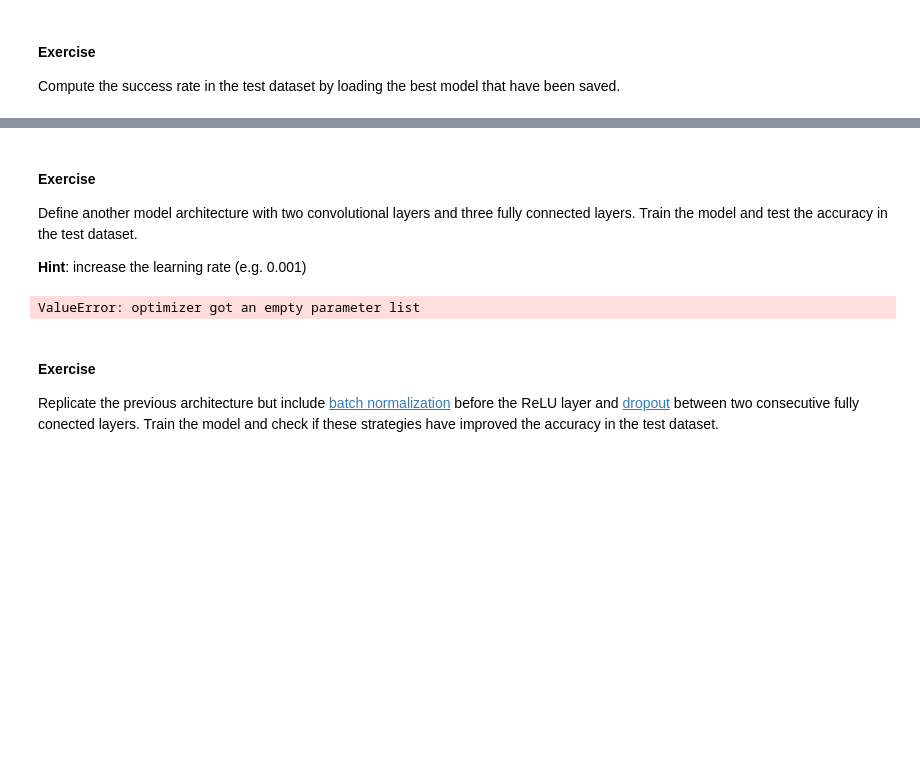
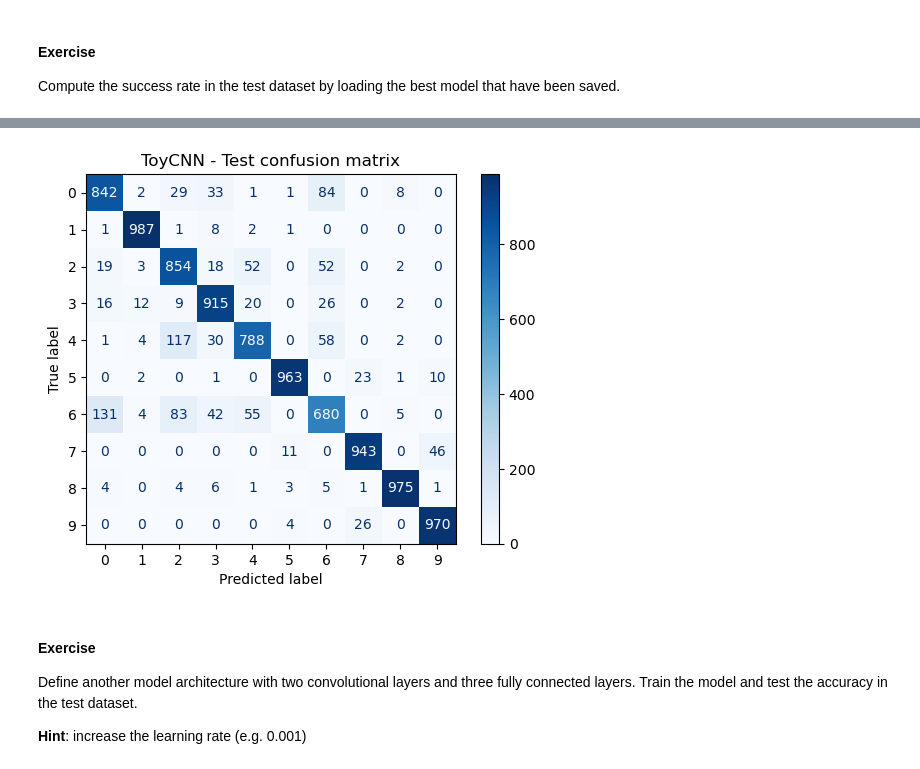
Before and after one commit to hugogs7/CV-II, a Jupyter notebook: 1b - Image classification.ipynb, the cells around one changed output, grey strips where cells are left out. Cells and saved outputs as stored; diff of their text form; code cells hidden in the pictures; blank space fills up the shorter version.

```diff
--- a/1b - Image classification.ipynb
+++ b/1b - Image classification.ipynb
@@ -261,8 +382,21 @@ train_model(model, train_dataset, valid_dataset, device, optimizer, f_loss, 128,
 #### Exercise
 Compute the success rate in the test dataset by loading the best model that have been saved.
 # %%
-model = torch.load('trained-model.pt', map_location=device)
-model.to(device)
+# model = torch.load('trained-model.pt', map_location=device)
+# model.to(device)
 
-### Write your code here
+# ### Write your code here
+
+# Create the test dataloader
+test_loader = DataLoader(test_dataset, batch_size=128)
+
+# Evaluate the best saved model on the test dataset
+test_loss, test_acc = test(
+    model=model,
+    loader=test_loader,
+    f_loss=f_loss,
+    device=device
+)
+
+print(f"Test Loss = {test_loss:.4f} | Test Accuracy = {test_acc:.4f}")
 # %% [output]
@@ -278,3 +408,30 @@ ToyCNN(
+# %%
+from sklearn.metrics import confusion_matrix, ConfusionMatrixDisplay
+
+all_predictions = []
+all_targets = []
+
+model.eval()
+
+with torch.no_grad():
+    for inputs, targets in test_loader:
+        inputs = inputs.to(device)
+        targets = targets.to(device).long()
+
+        outputs = model(inputs)
+        predictions = outputs.argmax(dim=1)
+
+        all_predictions.extend(predictions.cpu().numpy())
+        all_targets.extend(targets.cpu().numpy())
+
+cm = confusion_matrix(all_targets, all_predictions)
+
+disp = ConfusionMatrixDisplay(confusion_matrix=cm)
+disp.plot(cmap="Blues", values_format="d")
+plt.title("ToyCNN - Test confusion matrix")
+plt.show()
+# %% [output]
+[figure, added]
 # %% [markdown]
 #### Exercise
 Define another model architecture with two convolutional layers and three fully connected layers. Train the model and test the accuracy in the test dataset.
@@ -299,18 +440 @@ class FashionMNISTCNN(nn.Module):
-# %%
-model = FashionMNISTCNN()
-model.to(device)
-
-optimizer=Adam(model.parameters(), lr=0.001)
-
-train_model(model, train_dataset, valid_dataset, device, optimizer, f_loss, 128,20, 'trained-model-v2.pt')
-model = torch.load('trained-model-v2.pt', map_location=device)
-model.to(device)
-
-## Write your code here
-# Compute accuracy in the test dataset
-# %% [output]
-ValueError: optimizer got an empty parameter list
-# %% [markdown]
-#### Exercise
-Replicate the previous architecture but include [batch normalization](https://pytorch.org/docs/stable/generated/torch.nn.BatchNorm2d.html) before the ReLU layer and [dropout](https://pytorch.org/docs/stable/generated/torch.nn.Dropout.html?highlight=dropout#torch.nn.Dropout) between two consecutive fully conected layers. Train the  model and check if these strategies have improved the accuracy in the test dataset.
 # %%
```
Also changed, not shown: parts of 22 cells of this notebook.
